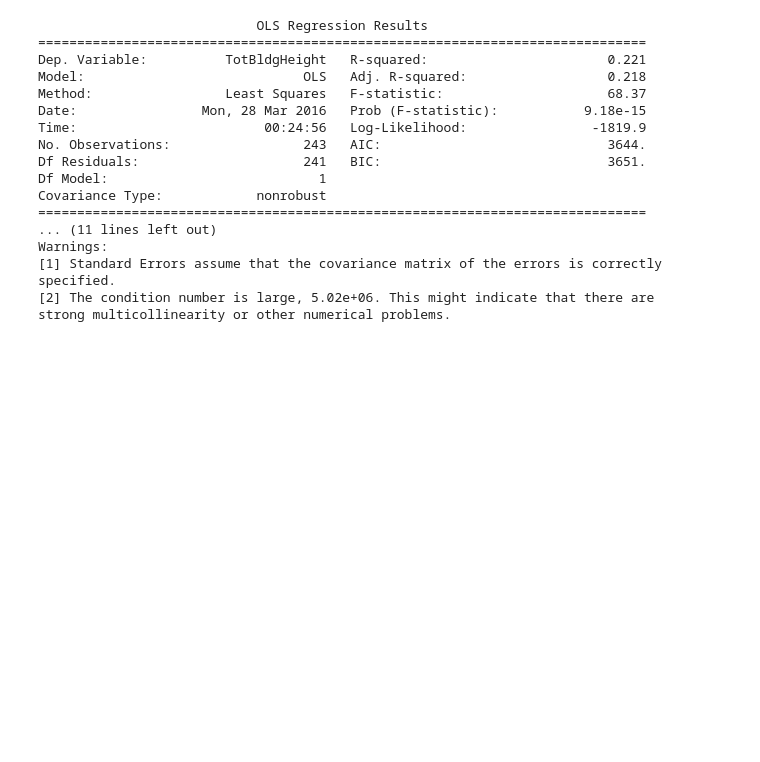
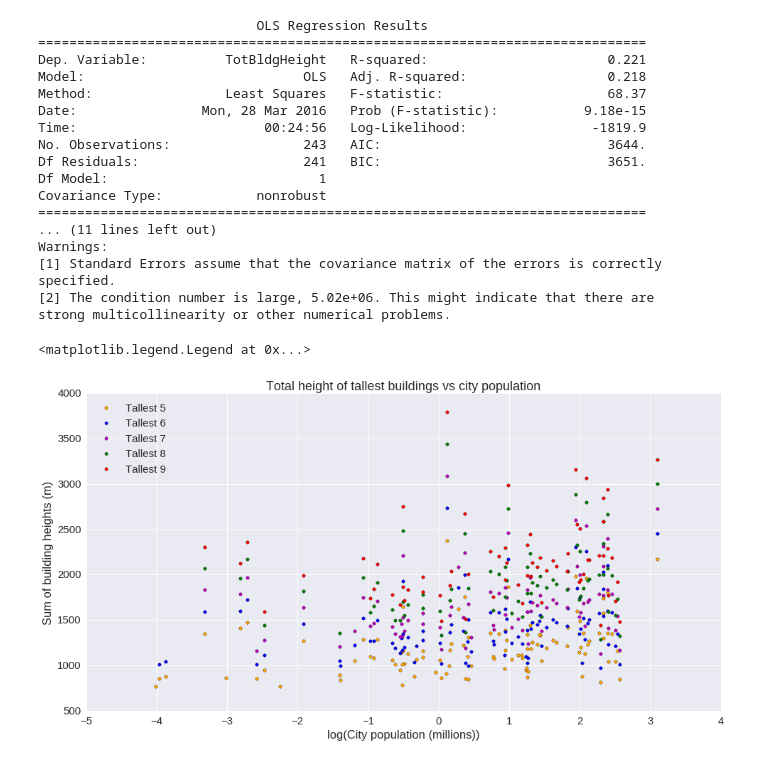
Before and after one commit to afcarl/UrbanSystems, a Jupyter notebook: TallestBuildings/DataClean_Buildings.ipynb, the cells around one changed output. Cells and saved outputs as stored; diff of their text form; code cells hidden in the pictures; blank space fills up the shorter version.

```diff
--- a/TallestBuildings/DataClean_Buildings.ipynb
+++ b/TallestBuildings/DataClean_Buildings.ipynb
@@ -93,0 +90,13 @@ u'Burj Khalifa,Dubai'
+# %%
+# see if can geocode remaining 832 buildings
+for i, row in df.iterrows():
+    if (row.lat==0) & (row.lon==0):
+        res = geocoder.google(row['Building']+', '+str(row['City'])).latlng
+        if len(res)==2:
+            df.loc[i, 'lat'] = res[0]
+            df.loc[i, 'lon'] = res[1]
+        else:
+            res = geocoder.google(row['Building']+', '+str(row['city_ns'])).latlng
+            if len(res)==2:
+                df.loc[i, 'lat'] = res[0]
+                df.loc[i, 'lon'] = res[1]
@@ -359,10 +414,26 @@ Warnings:
 [2] The condition number is large, 5.02e+06. This might indicate that there are
 strong multicollinearity or other numerical problems.
 # %%
-# grab and graph tallest 9
+# grab and graph tallest 5-9 iteratively
 
-for n in range(1, 10):
+plt.rcParams.update({'font.size': 14})
+f, ax = plt.subplots(figsize=(16,8))
+ax.set_xlabel('log(City population (millions))')
+ax.set_ylabel('Sum of building heights (m)')
+ax.set_title('Total height of tallest buildings vs city population')
+
+cols = ['orange', 'b', 'm', 'g', 'r']
+
+for i, n in enumerate(range(5, 10, 1)):
     tn = df_v1.groupby(['name', 'population']).head(n).\
     groupby(['name', 'population'])['Height_m'].agg({'sum', 'mean', 'count'})
     tn.rename(columns={'sum': 'TotBldgHeight', 'mean': 'MeanBldgHeight', 'count': 'NumBldgs'}, inplace=True)
     tn.reset_index(inplace=True)
+    tn = tn[tn.NumBldgs==n]
+    ax.scatter(np.log(tn.population/1000000), tn.TotBldgHeight, c=cols[i],
+           label='Tallest {}'.format(n))
+
+ax.legend(loc=2)
+# %% [output]
+<matplotlib.legend.Legend at 0x...>
+[figure, added]
```
Also changed, not shown: parts of 25 cells of this notebook.
